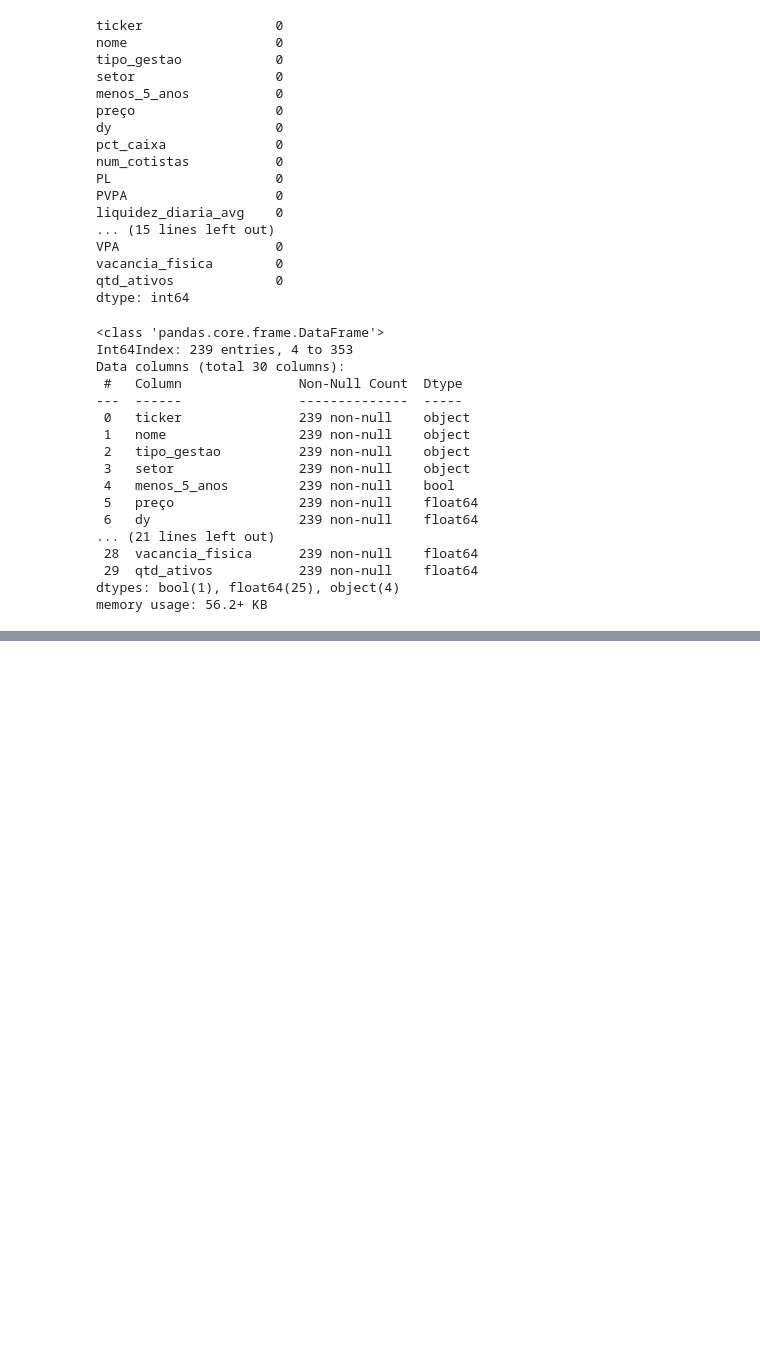
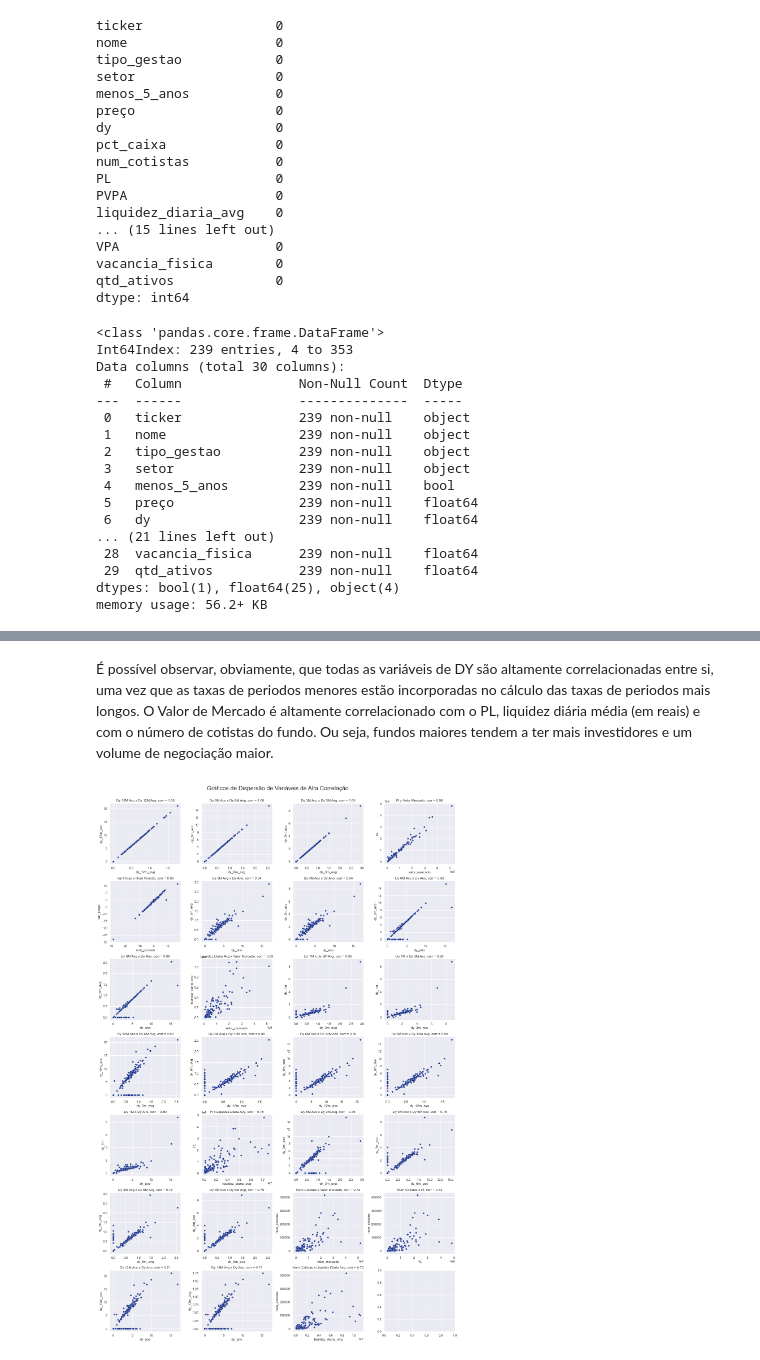
Before and after one commit to osouzadaniel/FII_Clustering, a Jupyter notebook: analise_exploratoria.ipynb, the cells around one changed output, grey strips where cells are left out. Cells and saved outputs as stored; diff of their text form; code cells hidden in the pictures; blank space fills up the shorter version.

```diff
--- a/analise_exploratoria.ipynb
+++ b/analise_exploratoria.ipynb
@@ -378,0 +528,8 @@ df.to_csv("data/dados_FIIs_processados.csv")
+# %% [markdown]
+É possível observar, obviamente, que todas as variáveis de DY são altamente correlacionadas entre si, uma vez que as taxas de periodos menores estão incorporadas no cálculo das taxas de periodos mais longos.
+O Valor de Mercado é altamente correlacionado com o PL, liquidez diária média (em reais) e com o número de cotistas do fundo. Ou seja, fundos maiores tendem a ter mais investidores e um volume de negociação maior.
+# %%
+fig = ea.plot_high_correlation_variables(df, corr, 0.65, "Gráficos de Dispersão de Variáveis de Alta Correlação")
+plt.show()
+# %% [output]
+[figure, added]
```
Also changed, not shown: parts of 31 cells of this notebook, 3 other files.
